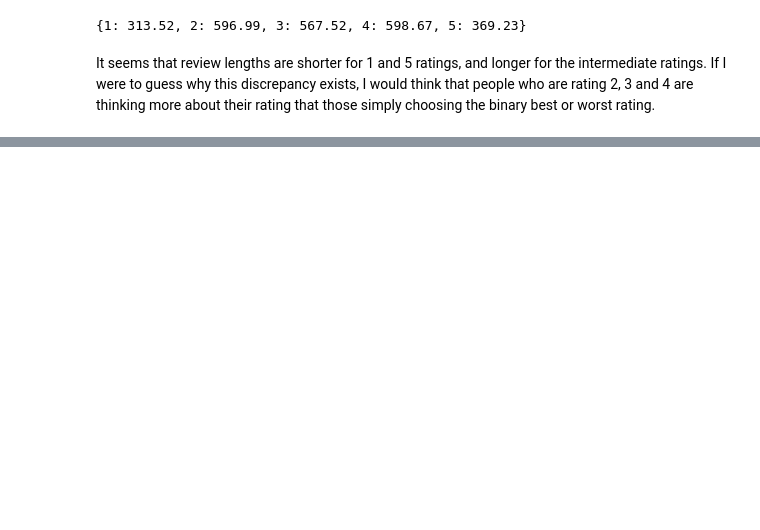
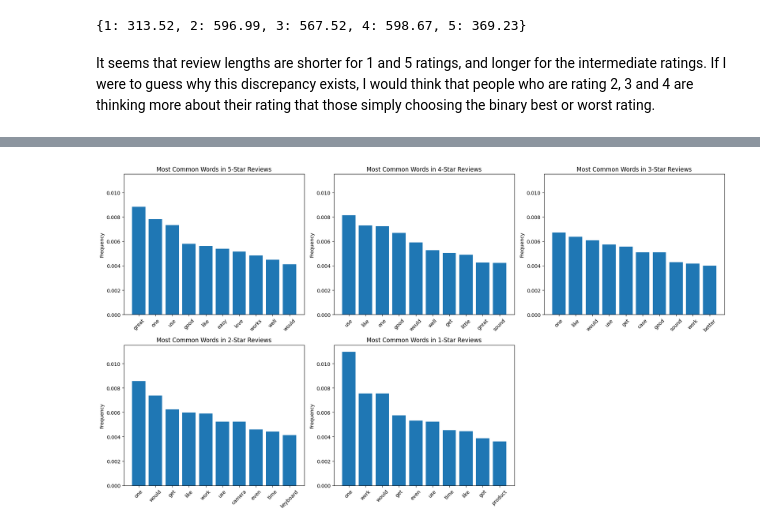
Before and after one commit to jacksoncdawson/distributed_computing_group9, a Jupyter notebook: individual_work/patrick_c/patrick_aggregation.ipynb, the cells around one changed output, grey strips where cells are left out. Cells and saved outputs as stored; diff of their text form; code cells hidden in the pictures; blank space fills up the shorter version.

Commit message:
added visuals to notebook, wrapped functions

```diff
--- a/individual_work/patrick_c/patrick_aggregation.ipynb
+++ b/individual_work/patrick_c/patrick_aggregation.ipynb
@@ -51,0 +65,45 @@ It seems that review lengths are shorter for 1 and 5 ratings, and longer for the
+# %%
+def parse_review(text):
+    problem_chars = ['.','><br','/', '-']
+    filtered_text = text.lower()
+    for c in problem_chars:
+        filtered_text = filtered_text.replace(c,'')
+    return filtered_text.split(' ')
+
+top_words_by_rating = {}
+for i in range(5):
+    rating = i+1
+    filtered_rdd = base_rdd.filter(lambda x: int(x['rating']) == rating)
+    word_rdd = filtered_rdd.flatMap(lambda x: parse_review(x['text']))
+    clean_word_rdd = word_rdd.filter(lambda x: x not in stop_words and x not in ['', '>'])
+
+    n = clean_word_rdd.count()
+
+    word_counts = clean_word_rdd.map(lambda word: (word, 1)).reduceByKey(lambda x, y: x + y)
+    sorted_word_counts = word_counts.sortBy(lambda x: x[1], ascending=False)
+    sorted_word_ratios = sorted_word_counts.mapValues(lambda x: round(x/n, 5))
+
+    top_words_by_rating[rating] = sorted_word_ratios.take(10)
+# %%
+from matplotlib import pyplot as plt
+
+all_freqs = [freq for key_values in top_words_by_rating.values() for _, freq in key_values]
+max_freq = max(all_freqs)
+
+fig, axes = plt.subplots(2, 3, figsize=(18, 10))
+axes = axes.flatten()
+
+for i, key in enumerate([5, 4, 3, 2, 1]):
+    words, freqs = zip(*top_words_by_rating[key])
+    axes[i].bar(words, freqs)
+    axes[i].set_title(f'Most Common Words in {key}-Star Reviews')
+    axes[i].set_ylabel('Frequency')
+    axes[i].set_ylim(0, max_freq * 1.05)
+    axes[i].tick_params(axis='x', rotation=45)
+
+axes[-1].axis('off')
+
+plt.tight_layout()
+plt.show()
+# %% [output]
+[figure, added]
```
Also changed, not shown: parts of 7 cells of this notebook, 2 other files.
